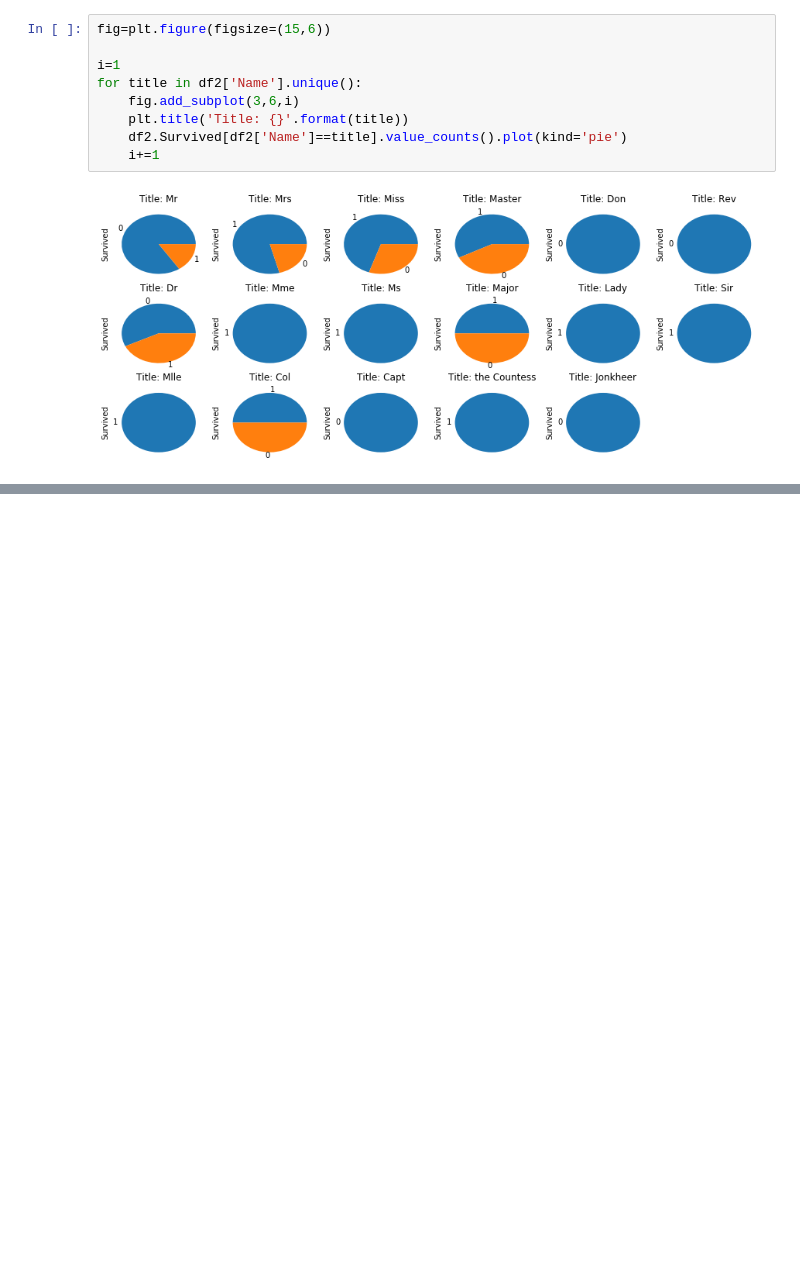
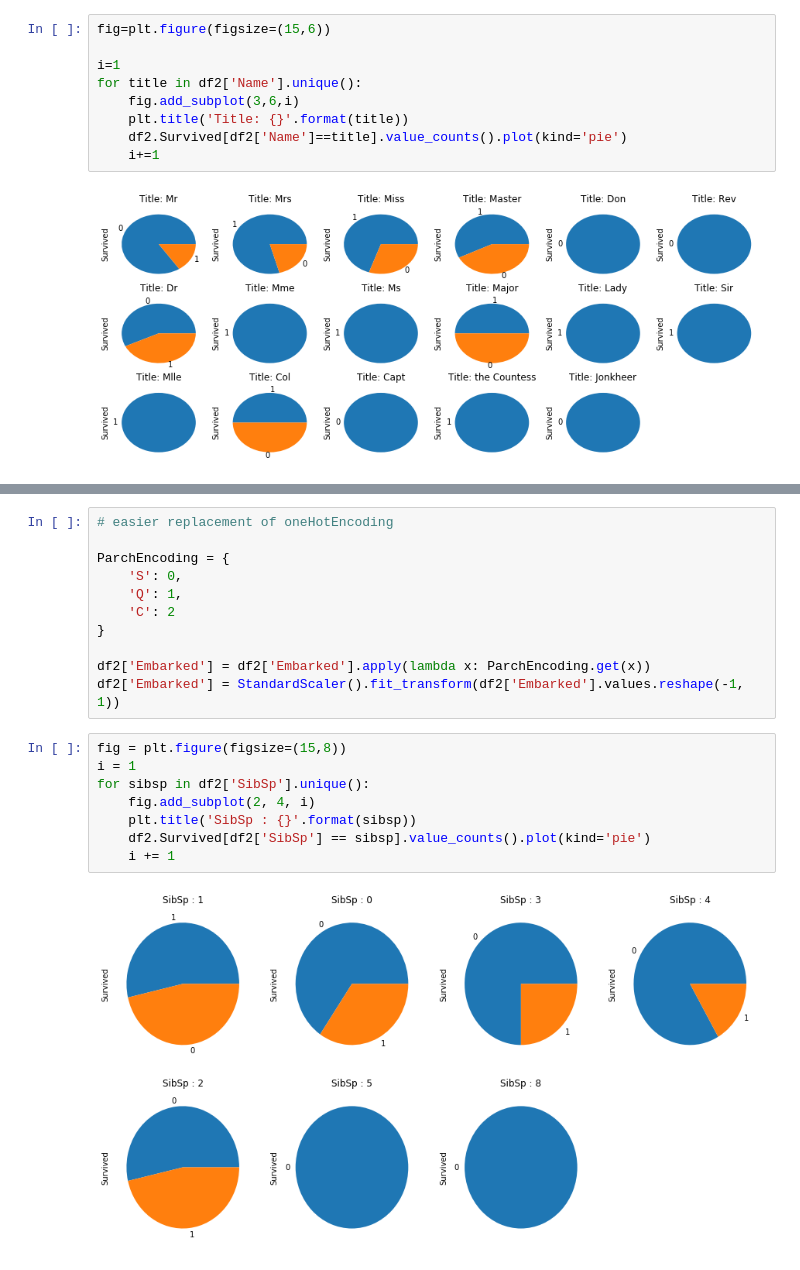
Before and after one commit to apakrash/kaggle_titanic, a Jupyter notebook: titanic-2.ipynb, the cells around one changed output, grey strips where cells are left out. Saved outputs shown, nothing was run; the diff lists cells and outputs as text; blank space fills up the shorter version.

```diff
--- a/titanic-2.ipynb
+++ b/titanic-2.ipynb
@@ -585,0 +206,21 @@ np.savetxt('test_adaclf.csv',y_ada,fmt='%.0f',delimiter=',')
+# %%
+# easier replacement of oneHotEncoding
+
+ParchEncoding = {
+    'S': 0,
+    'Q': 1,
+    'C': 2
+}
+
+df2['Embarked'] = df2['Embarked'].apply(lambda x: ParchEncoding.get(x))
+df2['Embarked'] = StandardScaler().fit_transform(df2['Embarked'].values.reshape(-1, 1))
+# %%
+fig = plt.figure(figsize=(15,8))
+i = 1
+for sibsp in df2['SibSp'].unique():
+    fig.add_subplot(2, 4, i)
+    plt.title('SibSp : {}'.format(sibsp))
+    df2.Survived[df2['SibSp'] == sibsp].value_counts().plot(kind='pie')
+    i += 1
+# %% [output]
+[figure, added]
```
Also changed, not shown: parts of 55 cells of this notebook, 3 other files.
